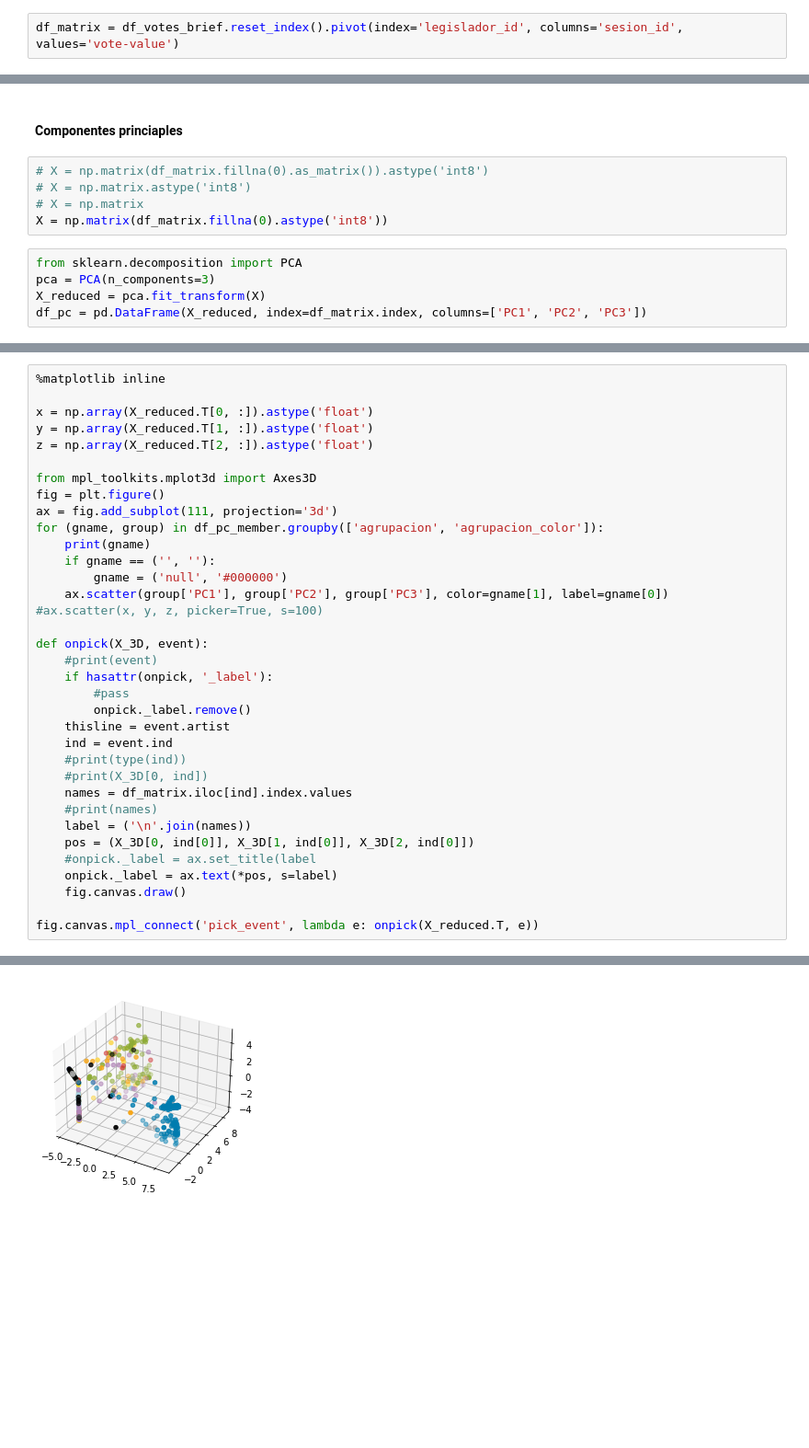
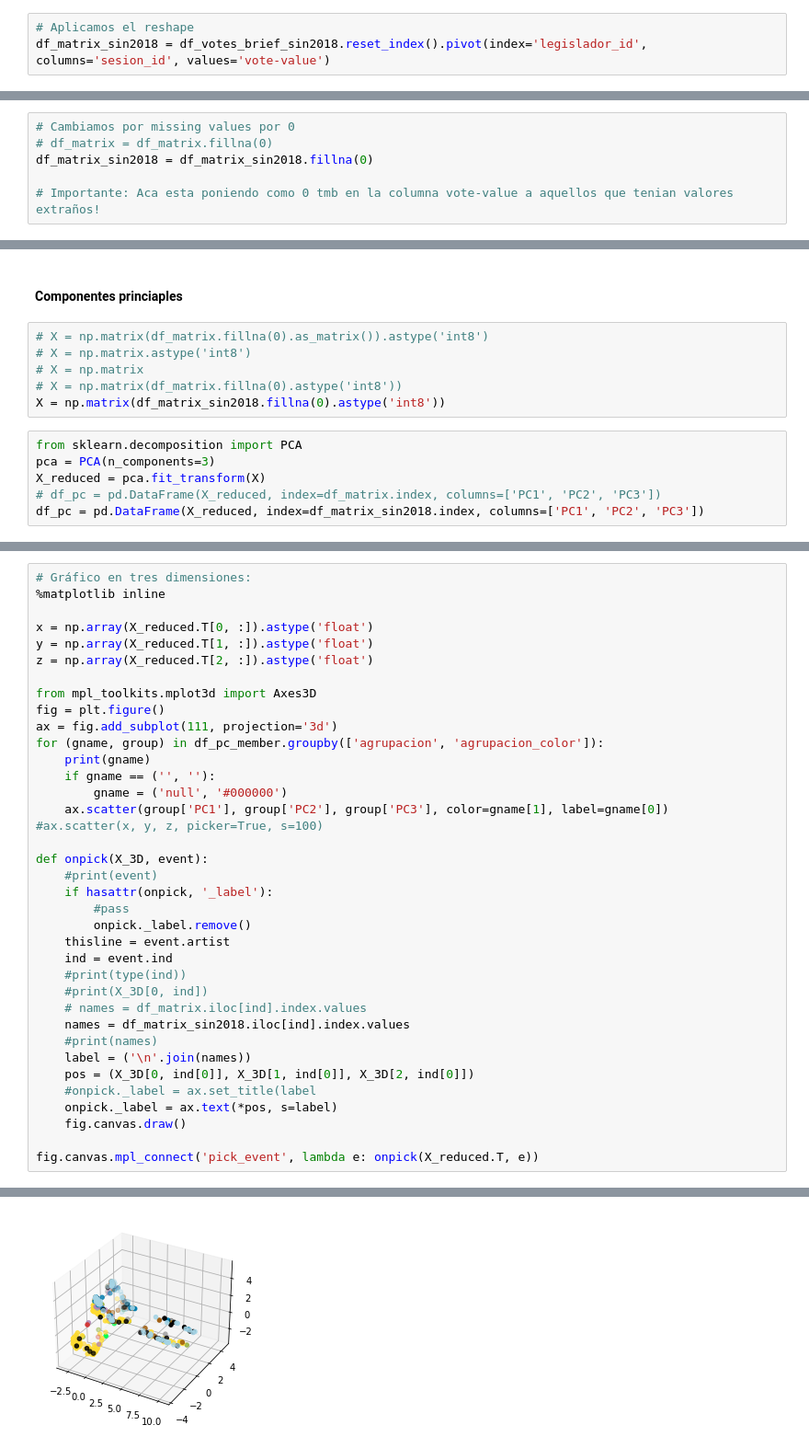
Before and after one commit to lulaporto/Espectro-politico-senadores, a Jupyter notebook: Workbook.ipynb, the cells around one changed output, grey strips where cells are left out. Shown: that part at 92% size. Saved outputs shown, nothing was run; the diff lists cells and outputs as text; blank space fills up the shorter version.

```diff
--- a/Workbook.ipynb
+++ b/Workbook.ipynb
@@ -188,2 +257,3 @@ Name: voto, dtype: int64
 # %%
-df_matrix = df_votes_brief.reset_index().pivot(index='legislador_id', columns='sesion_id', values='vote-value')
+# Aplicamos el reshape
+df_matrix_sin2018 = df_votes_brief_sin2018.reset_index().pivot(index='legislador_id', columns='sesion_id', values='vote-value')
@@ -197,0 +260,6 @@ df_matrix.shape
+# %%
+# Cambiamos por missing values por 0
+# df_matrix = df_matrix.fillna(0)
+df_matrix_sin2018 = df_matrix_sin2018.fillna(0)
+
+# Importante: Aca esta poniendo como 0 tmb en la columna vote-value a aquellos que tenian valores extraños!
@@ -201,9 +280,11 @@ df_matrix.shape
 # X = np.matrix(df_matrix.fillna(0).as_matrix()).astype('int8')
 # X = np.matrix.astype('int8')
 # X = np.matrix
-X = np.matrix(df_matrix.fillna(0).astype('int8'))
+# X = np.matrix(df_matrix.fillna(0).astype('int8'))
+X = np.matrix(df_matrix_sin2018.fillna(0).astype('int8'))
 # %%
 from sklearn.decomposition import PCA
 pca = PCA(n_components=3)
 X_reduced = pca.fit_transform(X)
-df_pc = pd.DataFrame(X_reduced, index=df_matrix.index, columns=['PC1', 'PC2', 'PC3'])
+# df_pc = pd.DataFrame(X_reduced, index=df_matrix.index, columns=['PC1', 'PC2', 'PC3'])
+df_pc = pd.DataFrame(X_reduced, index=df_matrix_sin2018.index, columns=['PC1', 'PC2', 'PC3'])
@@ -354,4 +429,5 @@ df_pc_member
 # %%
+# Gráfico en tres dimensiones:
 %matplotlib inline
 
 x = np.array(X_reduced.T[0, :]).astype('float')
@@ -377,7 +453,8 @@ def onpick(X_3D, event):
     ind = event.ind
     #print(type(ind))
     #print(X_3D[0, ind])
-    names = df_matrix.iloc[ind].index.values
+    # names = df_matrix.iloc[ind].index.values
+    names = df_matrix_sin2018.iloc[ind].index.values
     #print(names)
     label = ('\n'.join(names))
     pos = (X_3D[0, ind[0]], X_3D[1, ind[0]], X_3D[2, ind[0]])
@@ -402,3 +479,3 @@ fig.canvas.mpl_connect('pick_event', lambda e: onpick(X_reduced.T, e))
 ('UNEN - FAP - UCR', '#8eab35')
 8
-[figure, old version]
+[figure, new version]
```
Also changed, not shown: parts of 57 cells of this notebook, 7 other files.
